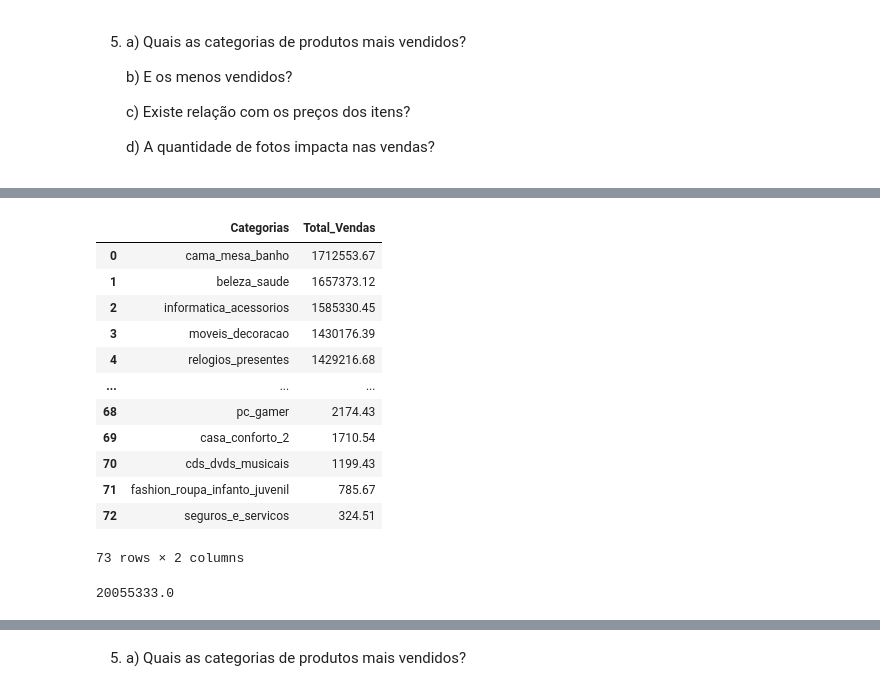
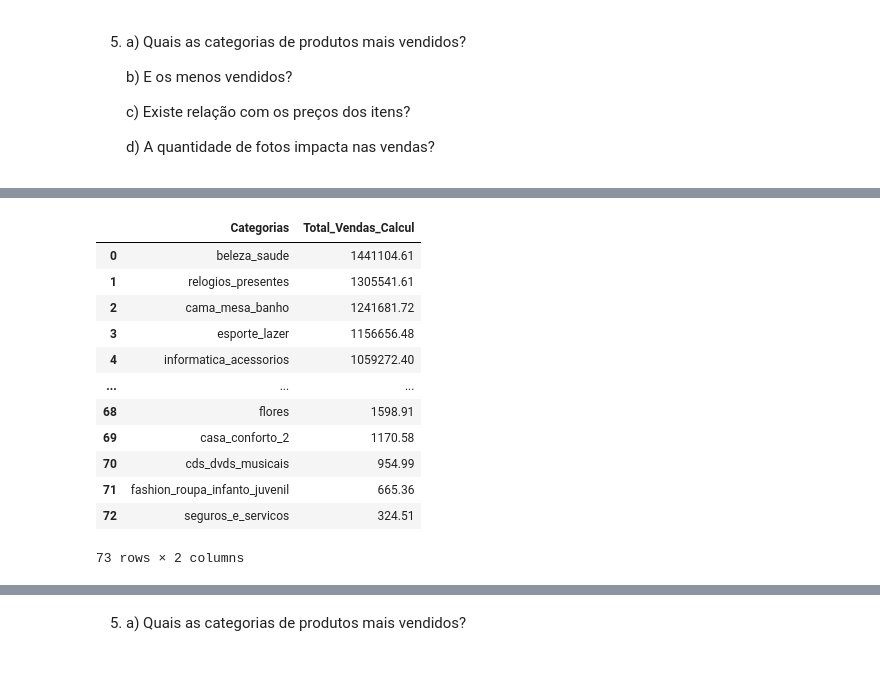
Before and after one commit to LucyMenges/Tech_Dados, a Jupyter notebook: Olist.ipynb, the cells around one changed output, grey strips where cells are left out. Cells and saved outputs as stored; diff of their text form; code cells hidden in the pictures.

```diff
--- a/Olist.ipynb
+++ b/Olist.ipynb
@@ -692,6 +692,8 @@ Name: Diferença_Previsão_Realiz_Entrega, dtype: int64
 # %%
 m_prod = pd.merge(orders_items, products, how= 'left', on= 'product_id')
-m_prod_paym = pd.merge(m_prod, order_payment, how='inner', on= 'order_id').drop_duplicates()
+m_prod_paym = pd.merge(m_prod, order_payment, how='inner', on= 'order_id')
+m_prod_paym ['id_pedido_item'] = (m_prod_paym['order_id']).astype(str) + (m_prod_paym['order_item_id']).astype(str)
+m_prod_paym = m_prod_paym.drop_duplicates('id_pedido_item')
 m_prod_paym
 # %% [output]
 |  | order_id | order_item_id | product_id | seller_id | shipping_limit_date | price | freight_value | ... |
@@ -711,11 +726,14 @@ m_prod_paym
 categ_prod_vendas = pd.DataFrame()
 categ_prod_vendas['pedidos'] = m_prod_paym['order_id']
 categ_prod_vendas['pedidos_item'] = m_prod_paym['order_item_id']
-categ_prod_vendas['Total_Vendas'] = m_prod_paym['payment_value']
+categ_prod_vendas['id_pedido_item'] = m_prod_paym['id_pedido_item']
+categ_prod_vendas['Total_Vendas_PAYM'] = m_prod_paym['payment_value']
+categ_prod_vendas['Total_Vendas_Calcul'] = m_prod_paym['price']+ m_prod_paym['freight_value']
 categ_prod_vendas['Produto'] = m_prod_paym['product_id']
 categ_prod_vendas['Preço'] = m_prod_paym['price']
 categ_prod_vendas['Categorias'] = m_prod_paym['product_category_name']
 categ_prod_vendas['Frete'] = m_prod_paym['freight_value']
+categ_prod_vendas['Qtdade_fotos'] = m_prod_paym['product_photos_qty']
 
 categ_prod_vendas
 # %% [output]
@@ -753,21 +809,17 @@ categ_prod_vendas[categ_prod_vendas.Categorias == 'pc_gamer'].Total_Vendas.sum()
 # %%
-categ_prod_vendas = categ_prod_vendas.groupby(['Categorias'])['Total_Vendas'].sum().sort_values(ascending=False).reset_index()
-categ_prod_vendas
+categ_prod_vendas_total = categ_prod_vendas.groupby(['Categorias'])['Total_Vendas_Calcul'].sum().sort_values(ascending=False).reset_index()
+categ_prod_vendas_total
 # %% [output]
-|  | Categorias | Total_Vendas |
-| 0 | cama_mesa_banho | 1712553.67 |
-| 1 | beleza_saude | 1657373.12 |
-| 2 | informatica_acessorios | 1585330.45 |
-| 3 | moveis_decoracao | 1430176.39 |
-| 4 | relogios_presentes | 1429216.68 |
+|  | Categorias | Total_Vendas_Calcul |
+| 0 | beleza_saude | 1441104.61 |
+| 1 | relogios_presentes | 1305541.61 |
+| 2 | cama_mesa_banho | 1241681.72 |
+| 3 | esporte_lazer | 1156656.48 |
+| 4 | informatica_acessorios | 1059272.40 |
 | ... | ... | ... |
-| 68 | pc_gamer | 2174.43 |
-| 69 | casa_conforto_2 | 1710.54 |
-| 70 | cds_dvds_musicais | 1199.43 |
-| 71 | fashion_roupa_infanto_juvenil | 785.67 |
+| 68 | flores | 1598.91 |
+| 69 | casa_conforto_2 | 1170.58 |
+| 70 | cds_dvds_musicais | 954.99 |
+| 71 | fashion_roupa_infanto_juvenil | 665.36 |
 | 72 | seguros_e_servicos | 324.51 |
 73 rows × 2 columns
-# %%
-categ_prod_vendas['Total_Vendas'].sum()
-# %% [output]
-20055333.0
```
Also changed, not shown: parts of 32 cells of this notebook, 1 other file.
